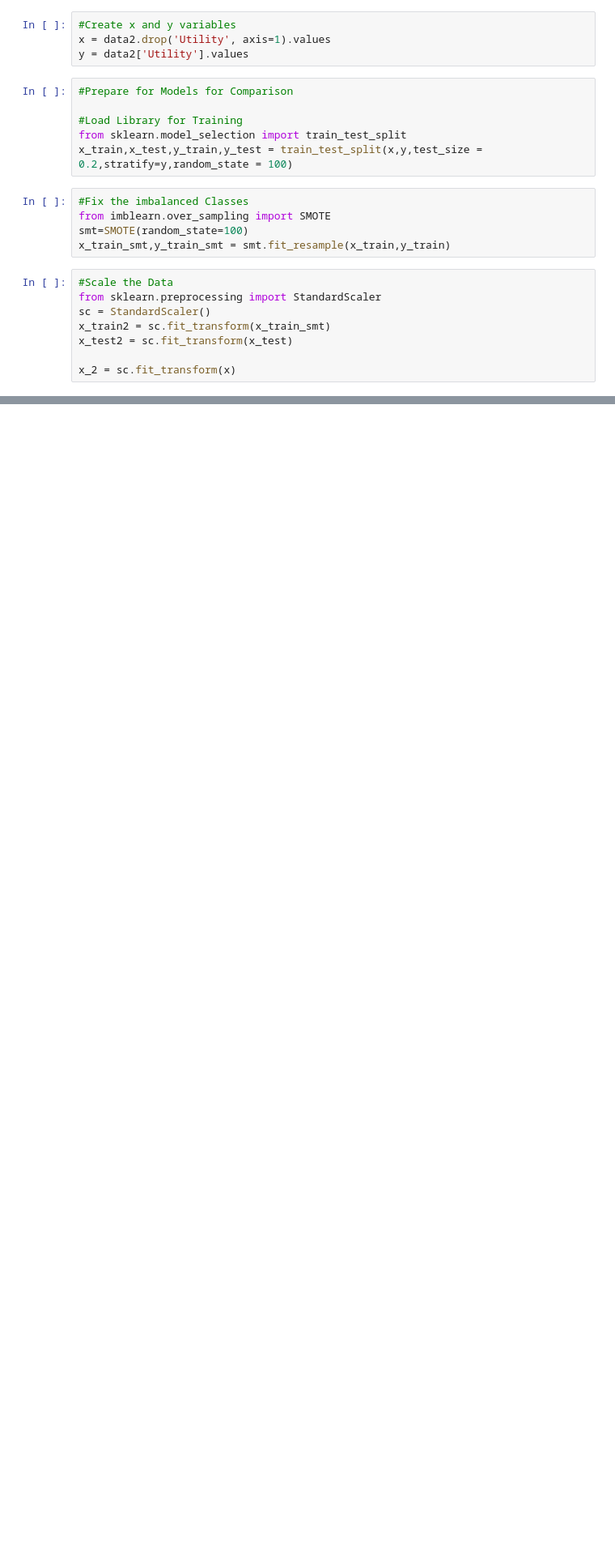
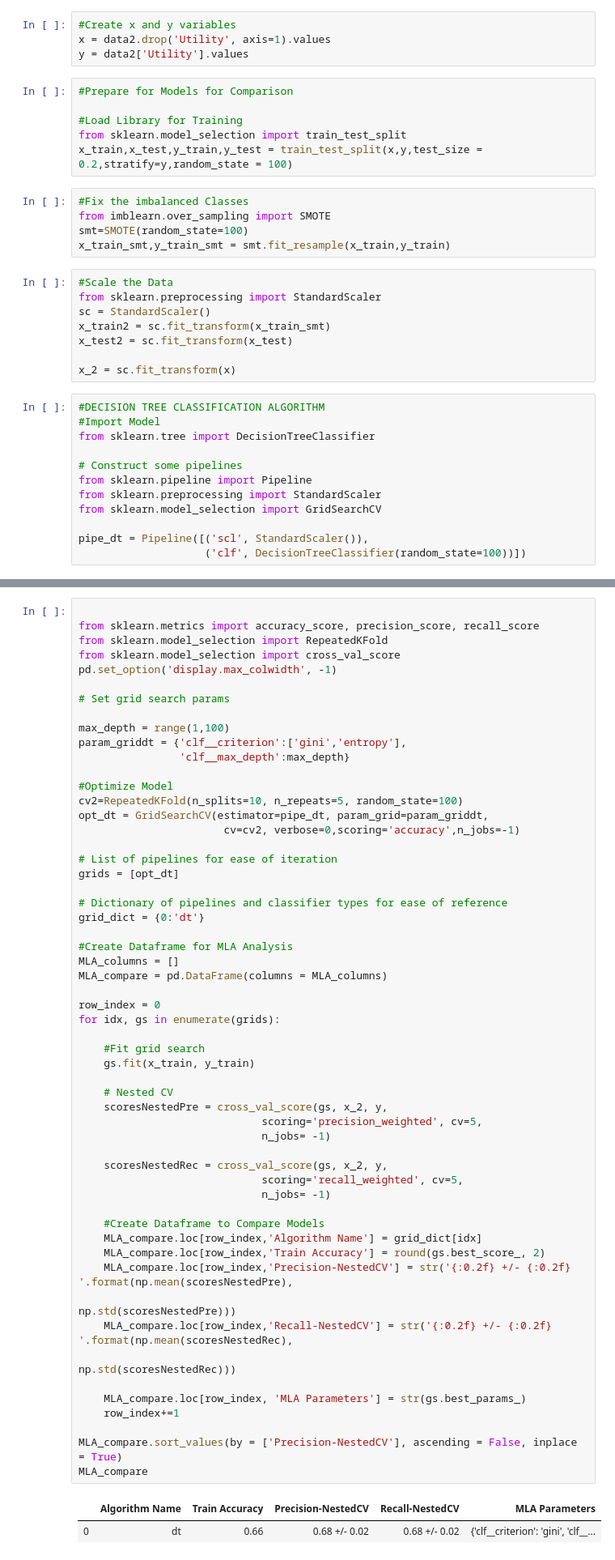
Before and after one commit to Sibin-Sibi/MedicalCannabis, a Jupyter notebook: Major_Project.ipynb, the cells around one changed output, grey strips where cells are left out. Shown at 81% size. Cells and saved outputs as stored; diff of their text form; blank space fills up the shorter version.

```diff
--- a/Major_Project.ipynb
+++ b/Major_Project.ipynb
@@ -122,3 +122,15 @@ x_train2 = sc.fit_transform(x_train_smt)
 x_test2 = sc.fit_transform(x_test)
 
 x_2 = sc.fit_transform(x)
+# %%
+#DECISION TREE CLASSIFICATION ALGORITHM
+#Import Model
+from sklearn.tree import DecisionTreeClassifier
+
+# Construct some pipelines
+from sklearn.pipeline import Pipeline
+from sklearn.preprocessing import StandardScaler
+from sklearn.model_selection import GridSearchCV
+
+pipe_dt = Pipeline([('scl', StandardScaler()),
+                    ('clf', DecisionTreeClassifier(random_state=100))])
@@ -124,0 +175,59 @@ x_2 = sc.fit_transform(x)
+# %%
+
+from sklearn.metrics import accuracy_score, precision_score, recall_score
+from sklearn.model_selection import RepeatedKFold
+from sklearn.model_selection import cross_val_score
+pd.set_option('display.max_colwidth', -1)
+
+# Set grid search params
+
+max_depth = range(1,100)
+param_griddt = {'clf__criterion':['gini','entropy'],
+                'clf__max_depth':max_depth}
+
+#Optimize Model
+cv2=RepeatedKFold(n_splits=10, n_repeats=5, random_state=100)
+opt_dt = GridSearchCV(estimator=pipe_dt, param_grid=param_griddt,
+                       cv=cv2, verbose=0,scoring='accuracy',n_jobs=-1)
+
+# List of pipelines for ease of iteration
+grids = [opt_dt]
+
+# Dictionary of pipelines and classifier types for ease of reference
+grid_dict = {0:'dt'}
+
+#Create Dataframe for MLA Analysis
+MLA_columns = []
+MLA_compare = pd.DataFrame(columns = MLA_columns)
+
+row_index = 0
+for idx, gs in enumerate(grids):
+
+    #Fit grid search
+    gs.fit(x_train, y_train)
+
+    # Nested CV
+    scoresNestedPre = cross_val_score(gs, x_2, y,
+                             scoring='precision_weighted', cv=5,
+                             n_jobs= -1)
+
+    scoresNestedRec = cross_val_score(gs, x_2, y,
+                             scoring='recall_weighted', cv=5,
+                             n_jobs= -1)
+
+    #Create Dataframe to Compare Models
+    MLA_compare.loc[row_index,'Algorithm Name'] = grid_dict[idx]
+    MLA_compare.loc[row_index,'Train Accuracy'] = round(gs.best_score_, 2)
+    MLA_compare.loc[row_index,'Precision-NestedCV'] = str('{:0.2f} +/- {:0.2f} '.format(np.mean(scoresNestedPre),
+                                                                           np.std(scoresNestedPre)))
+    MLA_compare.loc[row_index,'Recall-NestedCV'] = str('{:0.2f} +/- {:0.2f} '.format(np.mean(scoresNestedRec),
+                                                                           np.std(scoresNestedRec)))
+
+    MLA_compare.loc[row_index, 'MLA Parameters'] = str(gs.best_params_)
+    row_index+=1
+
+MLA_compare.sort_values(by = ['Precision-NestedCV'], ascending = False, inplace = True)
+MLA_compare
+# %% [output]
+|  | Algorithm Name | Train Accuracy | Precision-NestedCV | Recall-NestedCV | MLA Parameters |
+| 0 | dt | 0.66 | 0.68 +/- 0.02 | 0.68 +/- 0.02 | {'clf__criterion': 'gini', 'clf__... |
```
Also changed, not shown: parts of 3 cells of this notebook.
